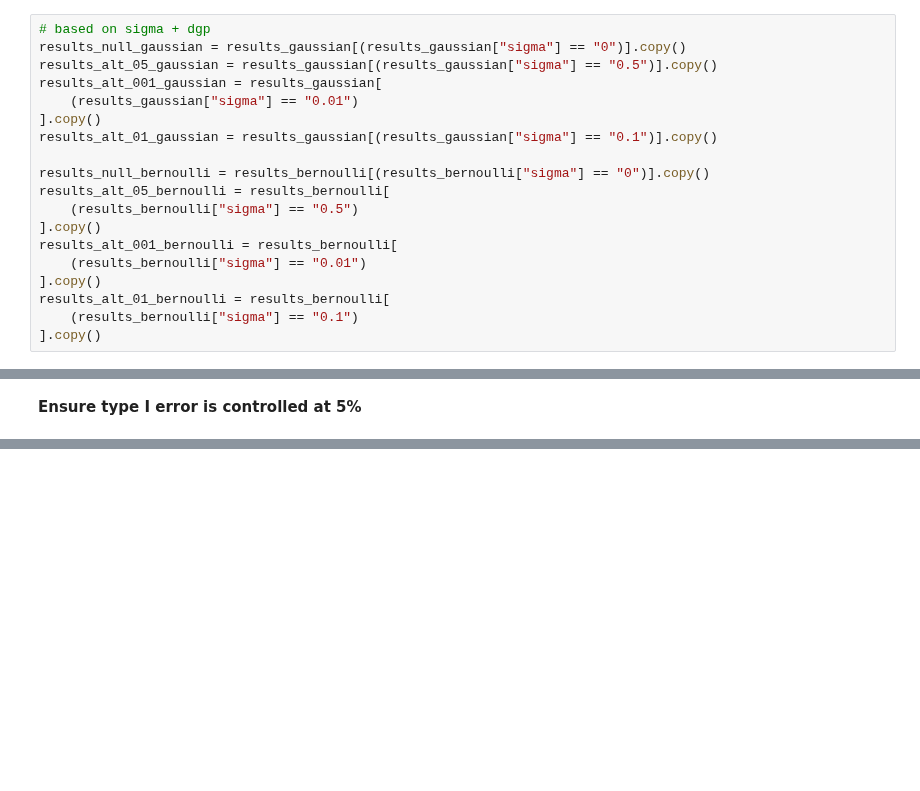
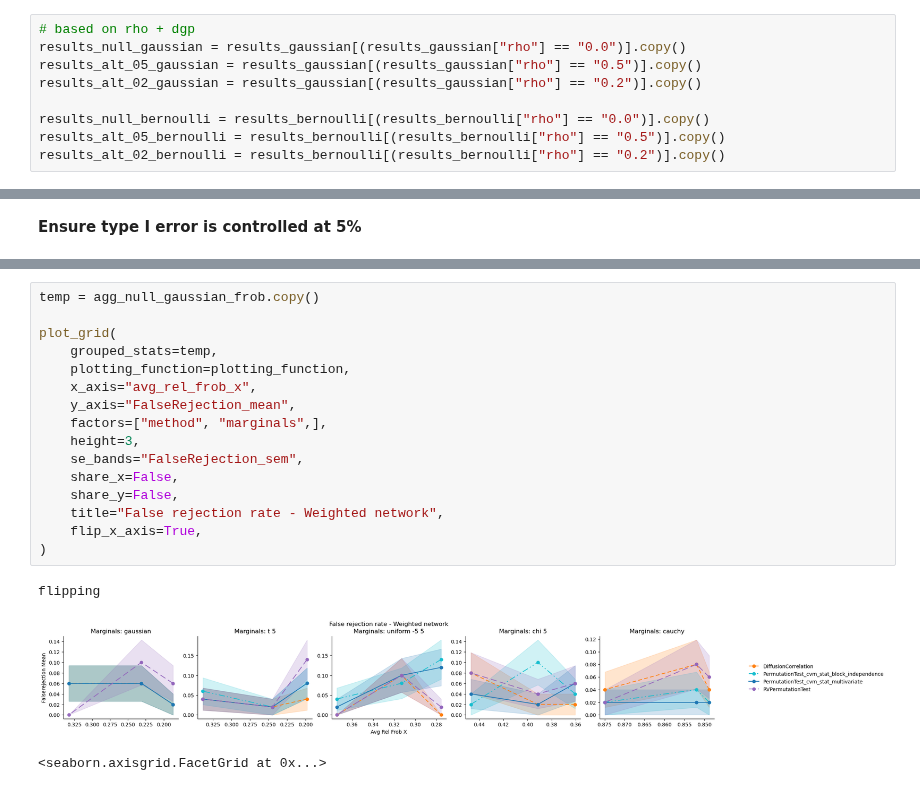
Before and after one commit to lorenzo-costa/testing-network-independence, a Jupyter notebook: results/visualise_results.ipynb, the cells around one changed output, grey strips where cells are left out. Saved outputs shown, nothing was run; the diff lists cells and outputs as text; blank space fills up the shorter version.

```diff
--- a/results/visualise_results.ipynb
+++ b/results/visualise_results.ipynb
@@ -60,19 +121,9 @@ results_bernoulli = results[(results["dgp"] == "BernoulliNetwork")].copy()
 # %%
-# based on sigma + dgp
-results_null_gaussian = results_gaussian[(results_gaussian["sigma"] == "0")].copy()
-results_alt_05_gaussian = results_gaussian[(results_gaussian["sigma"] == "0.5")].copy()
-results_alt_001_gaussian = results_gaussian[
-    (results_gaussian["sigma"] == "0.01")
-].copy()
-results_alt_01_gaussian = results_gaussian[(results_gaussian["sigma"] == "0.1")].copy()
+# based on rho + dgp
+results_null_gaussian = results_gaussian[(results_gaussian["rho"] == "0.0")].copy()
+results_alt_05_gaussian = results_gaussian[(results_gaussian["rho"] == "0.5")].copy()
+results_alt_02_gaussian = results_gaussian[(results_gaussian["rho"] == "0.2")].copy()
 
-results_null_bernoulli = results_bernoulli[(results_bernoulli["sigma"] == "0")].copy()
-results_alt_05_bernoulli = results_bernoulli[
-    (results_bernoulli["sigma"] == "0.5")
-].copy()
-results_alt_001_bernoulli = results_bernoulli[
-    (results_bernoulli["sigma"] == "0.01")
-].copy()
-results_alt_01_bernoulli = results_bernoulli[
-    (results_bernoulli["sigma"] == "0.1")
-].copy()
+results_null_bernoulli = results_bernoulli[(results_bernoulli["rho"] == "0.0")].copy()
+results_alt_05_bernoulli = results_bernoulli[(results_bernoulli["rho"] == "0.5")].copy()
+results_alt_02_bernoulli = results_bernoulli[(results_bernoulli["rho"] == "0.2")].copy()
@@ -375 +188,21 @@ plot_grid(
 <seaborn.axisgrid.FacetGrid at 0x...>
+# %%
+temp = agg_null_gaussian_frob.copy()
+
+plot_grid(
+    grouped_stats=temp,
+    plotting_function=plotting_function,
+    x_axis="avg_rel_frob_x",
+    y_axis="FalseRejection_mean",
+    factors=["method", "marginals",],
+    height=3,
+    se_bands="FalseRejection_sem",
+    share_x=False,
+    share_y=False,
+    title="False rejection rate - Weighted network",
+    flip_x_axis=True,
+)
+# %% [output]
+flipping
+[figure, added]
+<seaborn.axisgrid.FacetGrid at 0x...>
```
Also changed, not shown: parts of 36 cells of this notebook, 6 other files.
